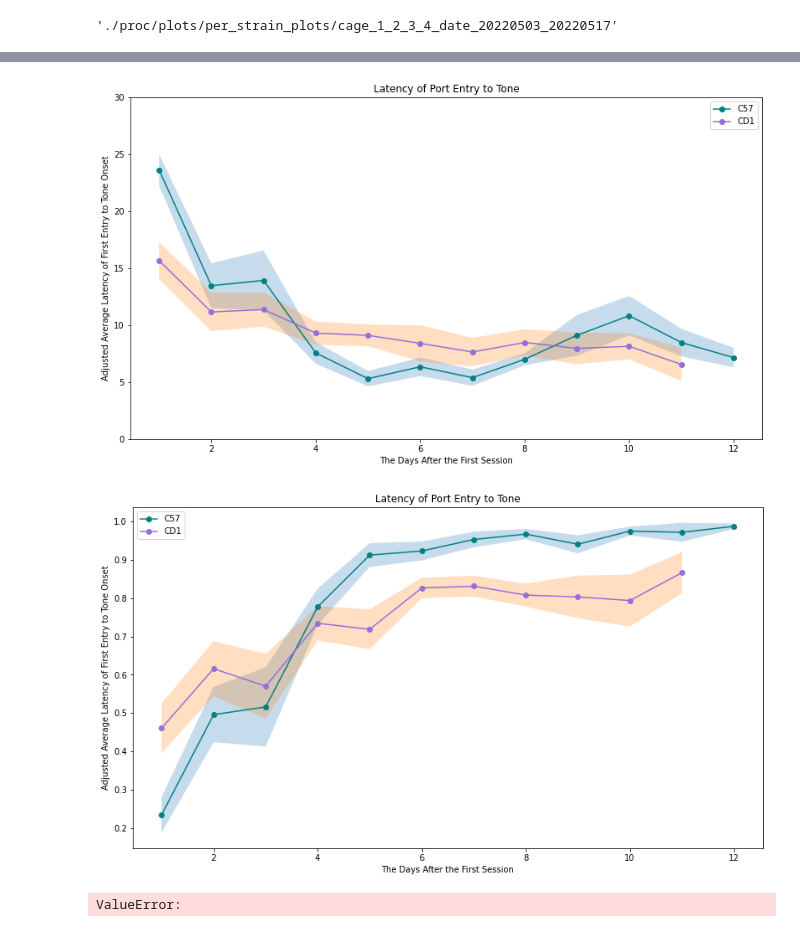
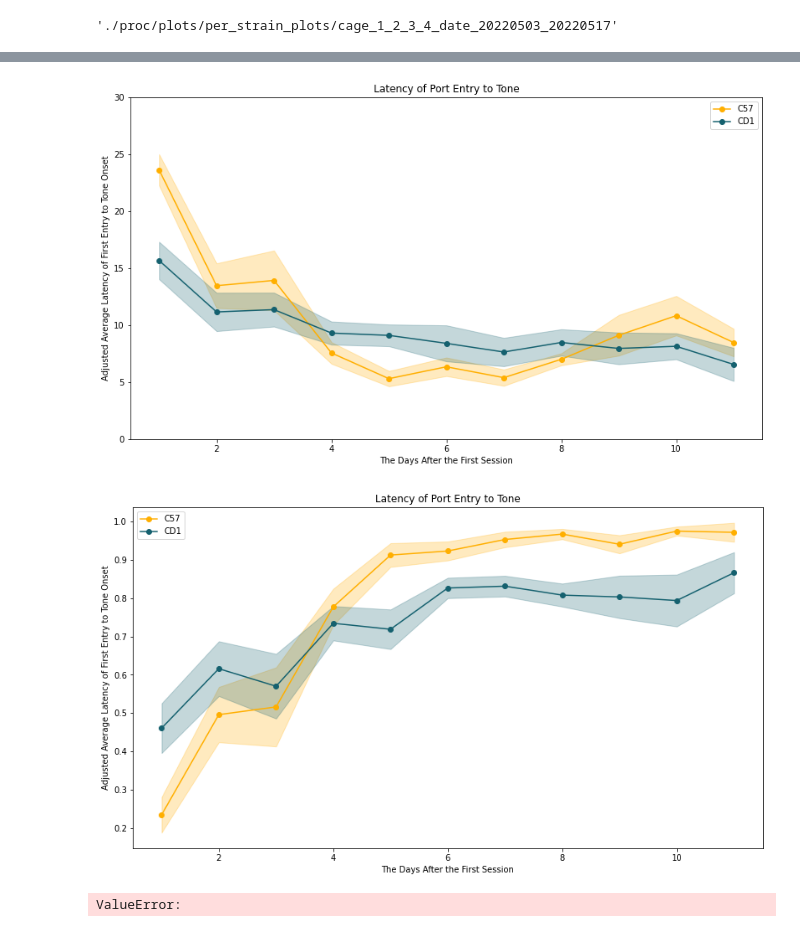
Before and after one commit to padillacoreanolab/behavioral_dataframe_processing, a Jupyter notebook: results/2022_10_12_pilot_1_2_3_reward_training/pilot_1/02_calculating_latencies.ipynb, the cells around one changed output, grey strips where cells are left out. Saved outputs shown, nothing was run; the diff lists cells and outputs as text; code cells hidden in the pictures.

```diff
--- a/results/2022_10_12_pilot_1_2_3_reward_training/pilot_1/02_calculating_latencies.ipynb
+++ b/results/2022_10_12_pilot_1_2_3_reward_training/pilot_1/02_calculating_latencies.ipynb
@@ -1048,0 +1054,3 @@ strain_averaged_first_porty_entry_dataframe.head()
+# %%
+strain_averaged_first_porty_entry_dataframe = strain_averaged_first_porty_entry_dataframe[strain_averaged_first_porty_entry_dataframe["session"] <= min_number_of_sessions]
+strain_sem_first_porty_entry_dataframe = strain_sem_first_porty_entry_dataframe[strain_sem_first_porty_entry_dataframe["session"] <= min_number_of_sessions]
@@ -1048,0 +1077,3 @@ strain_averaged_first_porty_entry_dataframe.head()
+# %%
+strain_averaged_first_porty_entry_dataframe = strain_averaged_first_porty_entry_dataframe.reset_index(drop=True)
+strain_sem_first_porty_entry_dataframe = strain_sem_first_porty_entry_dataframe.reset_index(drop=True)
@@ -1081,2 +1121,2 @@ strain_averaged_first_porty_entry_dataframe
 # %%
-strain_to_color = {"CD1": "mediumpurple", "C57": "teal"}
+strain_to_color = {"CD1": "#15616f", "C57": "#ffaf00"}
@@ -1089,7 +1160,7 @@ plt.rcParams["figure.figsize"] = (13.5,7.5)
 for strain in strain_averaged_first_porty_entry_dataframe["strain"].unique():
     # Getting all the rows with the current subject
     strain_df = strain_averaged_first_porty_entry_dataframe[strain_averaged_first_porty_entry_dataframe["strain"] == strain]
-    std_df = strain_std_first_porty_entry_dataframe[strain_std_first_porty_entry_dataframe["strain"] == strain]
+    std_df = strain_sem_first_porty_entry_dataframe[strain_sem_first_porty_entry_dataframe["strain"] == strain]
 
     # Making the dates into days after the first session by subtracting all the dates by the first date
     ax.plot(strain_df["session"], strain_df["latency_adjusted_greater_than_30"], '-o', \
@@ -1098,7 +1169,7 @@ for strain in strain_averaged_first_porty_entry_dataframe["strain"].unique():
 #                 yerr=std_df["latency_adjusted_greater_than_30"], c=strain_to_color[strain])
     ax.fill_between(strain_df["session"], strain_df["latency_adjusted_greater_than_30"]-std_df["latency_adjusted_greater_than_30"], \
                     strain_df["latency_adjusted_greater_than_30"]+std_df["latency_adjusted_greater_than_30"], \
-                   alpha=.25)
+                   alpha=.25, color=strain_to_color[strain])
 
 # Setting the Y-Axis to only plot from 0 to 30 because we adjusted the latency to always be under 30
 ax.set_ylim(0, 30)
@@ -1111,39 +1182,39 @@ ax.legend()
 file_name = "original_average_latency_plot_cage_{}_date_{}_{}.svg".format(cage, earliest_date, latest_date)
 plt.savefig(os.path.join(original_average_latency_output_directory, file_name))
 # %% [output]
-[figure, old version]
+[figure, new version]
 # %%
 
 fig, ax = plt.subplots()
 plt.rcParams["figure.figsize"] = (13.5,7.5)
 
 # Plotting a line for each subject
 for strain in strain_averaged_first_porty_entry_dataframe["strain"].unique():
     # Getting all the rows with the current subject
     strain_df = strain_averaged_first_porty_entry_dataframe[strain_averaged_first_porty_entry_dataframe["strain"] == strain]
-    std_df = strain_std_first_porty_entry_dataframe[strain_std_first_porty_entry_dataframe["strain"] == strain]
+    std_df = strain_sem_first_porty_entry_dataframe[strain_sem_first_porty_entry_dataframe["strain"] == strain]
 
     # Making the dates into days after the first session by subtracting all the dates by the first date
     ax.plot(strain_df["session"], strain_df["overlap_adjusted_latency_less_than_10_seconds"], '-o', \
             label=strain, c=strain_to_color[strain])
 #     ax.errorbar(strain_df["session"], strain_df["overlap_adjusted_latency_less_than_10_seconds"], \
 #                 yerr=std_df["overlap_adjusted_latency_less_than_10_seconds"], c=strain_to_color[strain])
     ax.fill_between(strain_df["session"], strain_df["overlap_adjusted_latency_less_than_10_seconds"]-std_df["overlap_adjusted_latency_less_than_10_seconds"], \
                     strain_df["overlap_adjusted_latency_less_than_10_seconds"]+std_df["overlap_adjusted_latency_less_than_10_seconds"], \
-                   alpha=.25)
+                   alpha=.25, color=strain_to_color[strain])
 
 # Setting the Y-Axis to only plot from 0 to 30 because we adjusted the latency to always be under 30
 # ax.set_ylim(0, 30)
 # Labeling the X/Y Axis and the title
 ax.set_xlabel("The Days After the First Session")
 ax.set_ylabel("Adjusted Average Latency of First Entry to Tone Onset")
 ax.set_title("Latency of Port Entry to Tone".format())
 # To show the legend
 ax.legend()
 file_name = "original_average_latency_plot_cage_{}_date_{}_{}.svg".format(cage, earliest_date, latest_date)
 plt.savefig(os.path.join(original_average_latency_output_directory, file_name))
 # %% [output]
-[figure, old version]
+[figure, new version]
 # %%
 raise ValueError()
 # %% [output]
```
Also changed, not shown: parts of 16 cells of this notebook, 1 other file.
